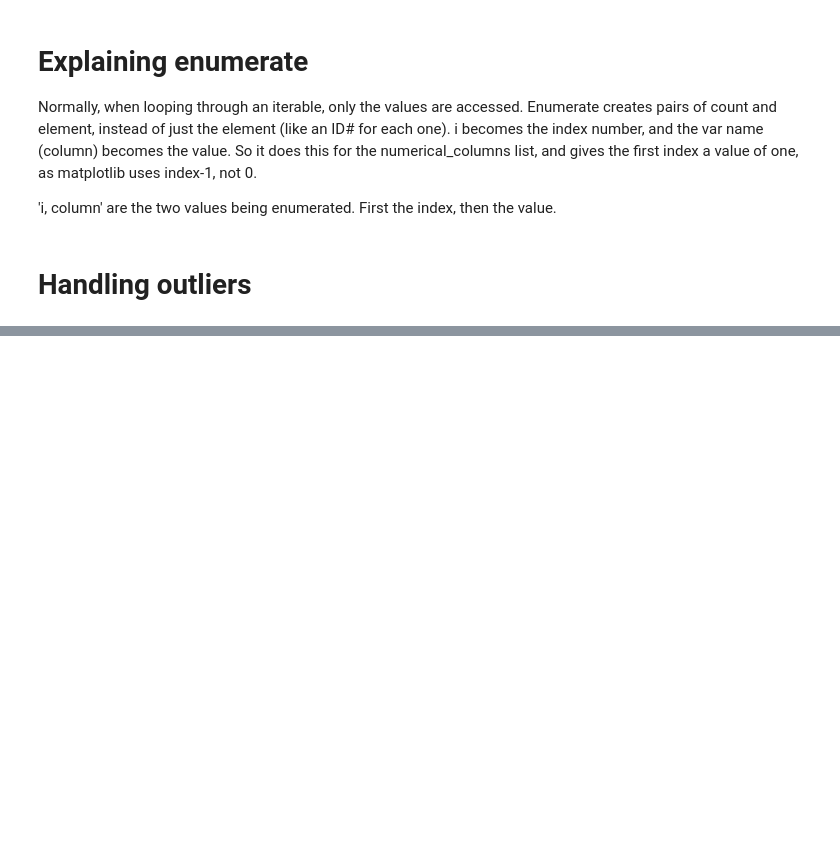
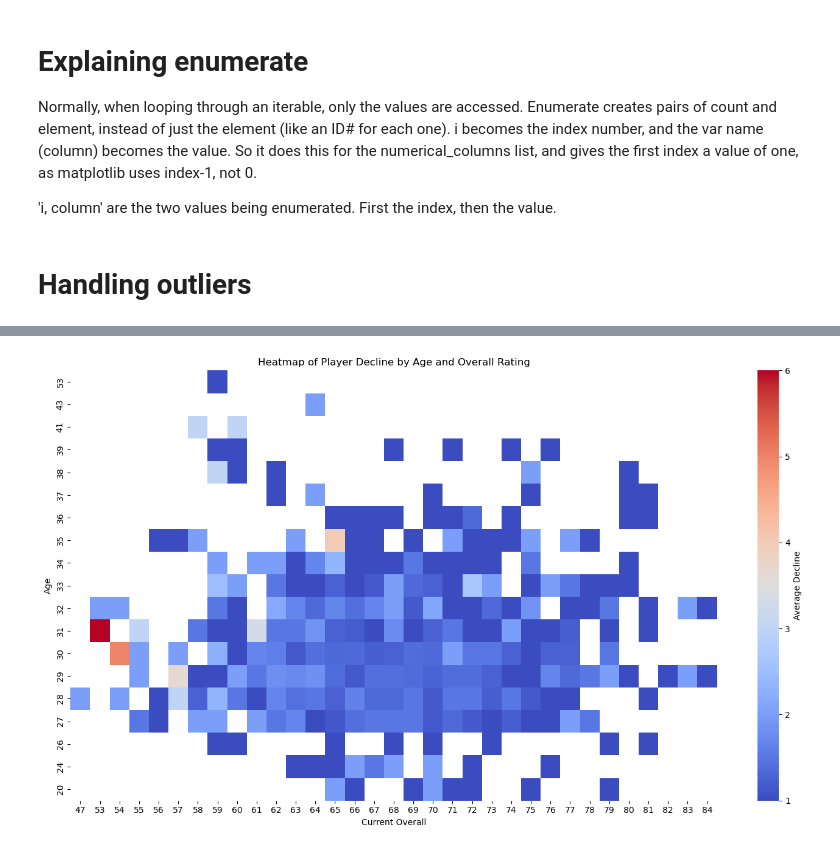
Before and after one commit to BenjaminDWood/FIFA, a Jupyter notebook: FIFA_Preprocessed.ipynb, the cells around one changed output, grey strips where cells are left out. Saved outputs shown, nothing was run; the diff lists cells and outputs as text; code cells hidden in the pictures; blank space fills up the shorter version.

```diff
--- a/FIFA_Preprocessed.ipynb
+++ b/FIFA_Preprocessed.ipynb
@@ -371,0 +548,13 @@ plt.show()
+# %%
+pivot = df_pp.pivot_table(index='Age', columns='OVA', values='OVA Diff', aggfunc='mean')
+
+plt.figure(figsize=(14, 8))
+sns.heatmap(pivot, cmap='coolwarm', cbar_kws={'label': 'Average Decline'})
+plt.title('Heatmap of Player Decline by Age and Overall Rating')
+plt.xlabel('Current Overall')
+plt.ylabel('Age')
+plt.gca().invert_yaxis()
+plt.tight_layout()
+plt.show()
+# %% [output]
+[figure, added]
```
Also changed, not shown: parts of 29 cells of this notebook.
